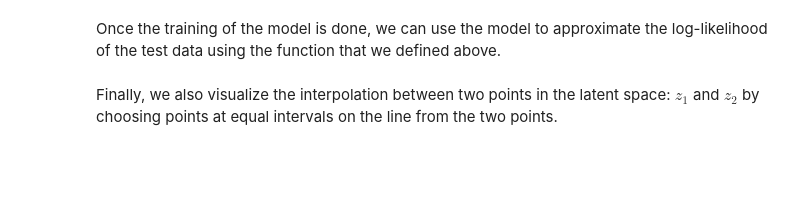
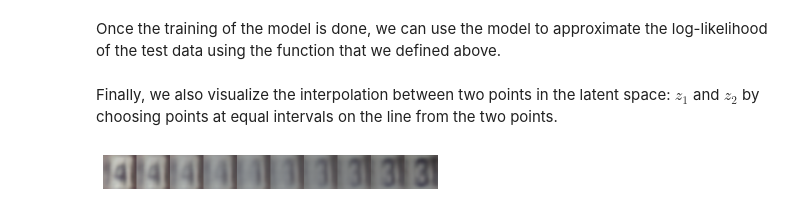
Before and after one commit to LatentDream/deep-learning, a Jupyter notebook: Cours Courville/VAE_&_GAN/VAE.ipynb, the cells around one changed output. Drawn from its saved outputs; the diff is of its cells as text; code cells hidden in the pictures; blank space fills up the shorter version.

```diff
--- a/Cours Courville/VAE_&_GAN/VAE.ipynb
+++ b/Cours Courville/VAE_&_GAN/VAE.ipynb
@@ -262,10 +262,8 @@ class DiagonalGaussianDistribution(object):
   def nll(self, sample, dims=[1, 2, 3]):
     # Computes the negative log likelihood of the sample under the given distribution
     # Return: Tensor of size (batch size,) containing the log-likelihood for each element in the batch
-    print(f"Sample size: {sample.shape}")
-    print(f"mean size: {self.mean.shape}")
+    negative_ll = 0.5 * torch.sum(np.log(2 * np.pi) + self.logvar + (sample - self.mean)**2 / self.var, dim=dims)
 
-    negative_ll = 0.5 * torch.sum(self.logvar**2 + (sample - self.mean)**2 / self.var**2, dim=dims)
     return negative_ll
 
   def mode(self):
@@ -314,9 +301,6 @@ class VAE(nn.Module):
 
     # Map the encoded feature map to the latent vector of mean, (log)variance
     out_size = input_size // 16
-    print(f"input: {encoder_features * 8 * out_size * out_size}")
-    print(f"output: {z_dim}")
-
     self.mean = nn.Linear(encoder_features * 8 * out_size * out_size, z_dim)
     self.logvar = nn.Linear(encoder_features * 8 * out_size * out_size, z_dim)
 
@@ -336,8 +320,8 @@ class VAE(nn.Module):
     # WRITE CODE HERE
     x = self.encoder(x)
     # Split int mu and var
-    mu = self.mean(x)
-    logvar = self.logvar(x)
+    mu = self.mean(x).cpu()
+    logvar = self.logvar(x).cpu()
 
     return DiagonalGaussianDistribution(mu, logvar)
 
@@ -348,7 +332,7 @@ class VAE(nn.Module):
     #   conditional distribution: The likelihood distribution p_\theta(x | z)
 
     # WRITE CODE HERE
-    mean = self.decoder(z)
+    mean = self.decoder(z.to(device))
 
     return DiagonalGaussianDistribution(mean)
 
@@ -360,7 +344,7 @@ class VAE(nn.Module):
     #            Size: (batch_size, 3, 32, 32)
 
     # WRITE CODE HERE
-    sample = torch.normal(0, 1, (batch_size, self.z_dim))
+    sample = torch.normal(0, 1, (batch_size, self.z_dim)).to(self.device)
     sample = self.decoder(sample)
 
     return sample
@@ -377,13 +361,14 @@ class VAE(nn.Module):
     prior = DiagonalGaussianDistribution(torch.zeros_like(posterior.mean))
 
     log_likelihood = torch.zeros(x.shape[0], K).to(self.device)
+    print(log_likelihood.shape)
     for i in range(K):
-      z = None                        # WRITE CODE HERE (sample from q_phi)
-      recon = None                    # WRITE CODE HERE (decode to conditional distribution)
-      log_likelihood[:, i] = None     # WRITE CODE HERE (log of the summation terms in approximate log-likelihood, that is, log p_\theta(x, z_i) - log q_\phi(z_i | x))
+      z = posterior.sample().to(self.device)        # WRITE CODE HERE (sample from q_phi)
+      recon = self.decode(z)                        # WRITE CODE HERE (decode to conditional distribution)
+      log_likelihood[:, i] = - recon.nll(x) + posterior.nll(z, dims=[1])   # WRITE CODE HERE (log of the summation terms in approximate log-likelihood, that is, log p_\theta(x, z_i) - log q_\phi(z_i | x))
       del z, recon
 
-    ll = None     # WRITE CODE HERE (compute the final log-likelihood using the log-sum-exp trick)
+    ll = torch.logsumexp(log_likelihood, dim=1)     # WRITE CODE HERE (compute the final log-likelihood using the log-sum-exp trick)
     return ll
 
   def forward(self, x):
@@ -396,17 +381,19 @@ class VAE(nn.Module):
     #                                         Size: (batch_size,)
     #   KL: The KL Divergence between the variational approximate posterior with N(0, I)
     #       Size: (batch_size,)
-    posterior = None    # WRITE CODE HERE
-    latent_z = None     # WRITE CODE HERE (sample a z)
-    recon = None        # WRITE CODE HERE (decode)
+    posterior = self.encode(x)    # WRITE CODE HERE
+    latent_z = posterior.sample()     # WRITE CODE HERE (sample a z)
+    recon = self.decode(latent_z)        # WRITE CODE HERE (decode)
 
-    return recon.mode(), recon.nll(x), posterior.kl()
+    return recon.mode(), recon.nll(x), posterior.kl().to(self.device)
 # %%
-device = torch.device("cuda:0")
 vae = VAE(in_channels=3, decoder_features=32, encoder_features=32, z_dim=100, input_size=32, device=device)
 x = torch.normal(0,1, (64, 3, 32, 32))
 e = vae.encode(x)
 z = e.sample()
 d = vae.decode(z)
 s = vae.sample(64).cpu()
+llh = vae.log_likelihood(x)
+
+print(llh)
 # %% [output]
@@ -481,20 +482,23 @@ Finally, we also visualize the interpolation between two points in the latent sp
 # %%
 def interpolate(model, z_1, z_2, n_samples):
   # Interpolate between z_1 and z_2 with n_samples number of points, with the first point being z_1 and last being z_2.
   # Inputs:
   #   z_1: The first point in the latent space
   #   z_2: The second point in the latent space
   #   n_samples: Number of points interpolated
   # Returns:
   #   sample: The mode of the distribution obtained by decoding each point in the latent space
   #           Should be of size (n_samples, 3, 32, 32)
   lengths = torch.linspace(0., 1., n_samples).unsqueeze(1).to(device)
-  z = None    # WRITE CODE HERE (interpolate z_1 to z_2 with n_samples points)
+  delta = z_2 - z_1
+  z = z_1 + delta * lengths
   return model.decode(z).mode()
 
 if __name__ == '__main__':
   z_1 = torch.randn(1, z_dim).to(device)
   z_2 = torch.randn(1, z_dim).to(device)
 
   interp = interpolate(model, z_1, z_2, 10)
   show_image((interp + 1.) * 0.5, nrow=10)
+# %% [output]
+[figure, added]
```
Also changed, not shown: parts of 3 cells of this notebook.
